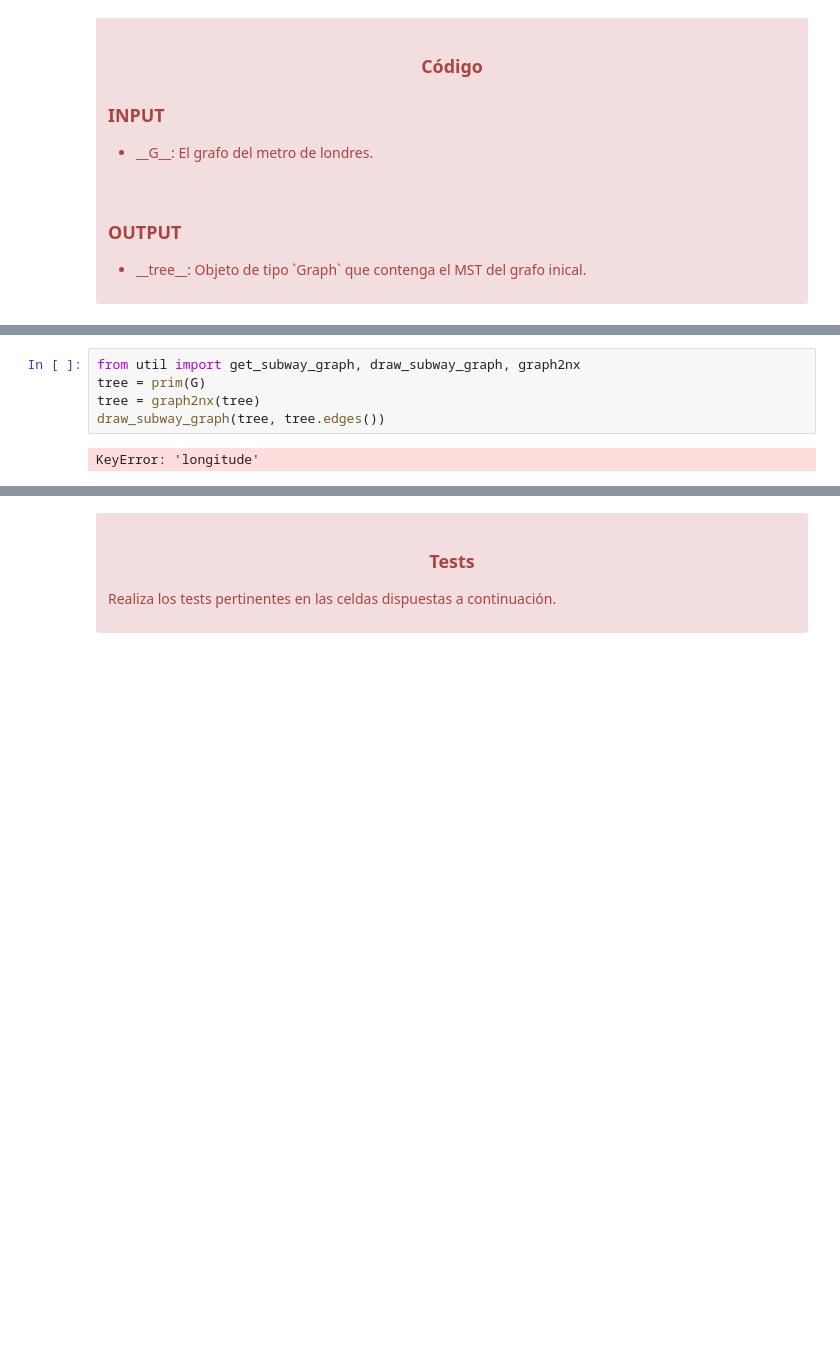
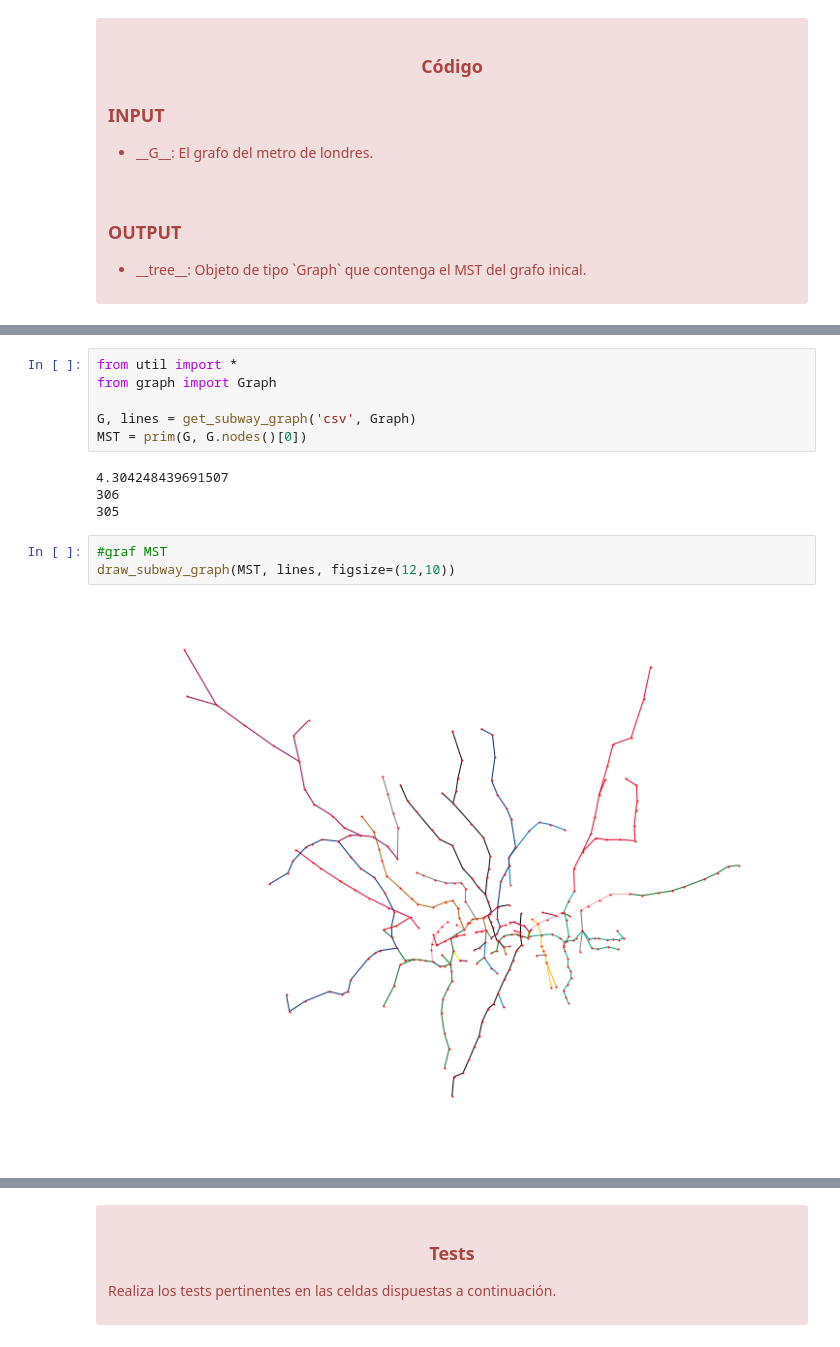
Before and after one commit to ub-aa/ass2-greedy-DavidAlvarezRios, a Jupyter notebook: AA-Greedy.ipynb, the cells around one changed output, grey strips where cells are left out. Drawn from its saved outputs; the diff is of its cells as text; blank space fills up the shorter version.

```diff
--- a/AA-Greedy.ipynb
+++ b/AA-Greedy.ipynb
@@ -106,8 +113,16 @@ def prim(G, origin=None, infinity = 99999999999):
     return tree
-# %%
-from util import get_subway_graph, draw_subway_graph, graph2nx
-tree = prim(G)
-tree = graph2nx(tree)
-draw_subway_graph(tree, tree.edges())
-# %% [output]
-KeyError: 'longitude'
+# %%
+from util import *
+from graph import Graph
+
+G, lines = get_subway_graph('csv', Graph)
+MST = prim(G, G.nodes()[0])
+# %% [output]
+4.304248439691507
+306
+305
+# %%
+#graf MST
+draw_subway_graph(MST, lines, figsize=(12,10))
+# %% [output]
+[figure, added]
```
Also changed, not shown: parts of 4 cells of this notebook.
